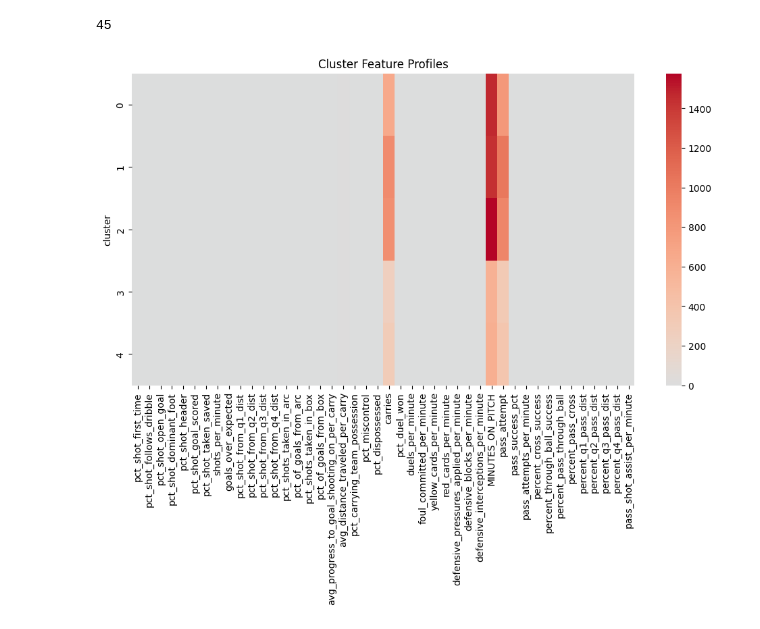
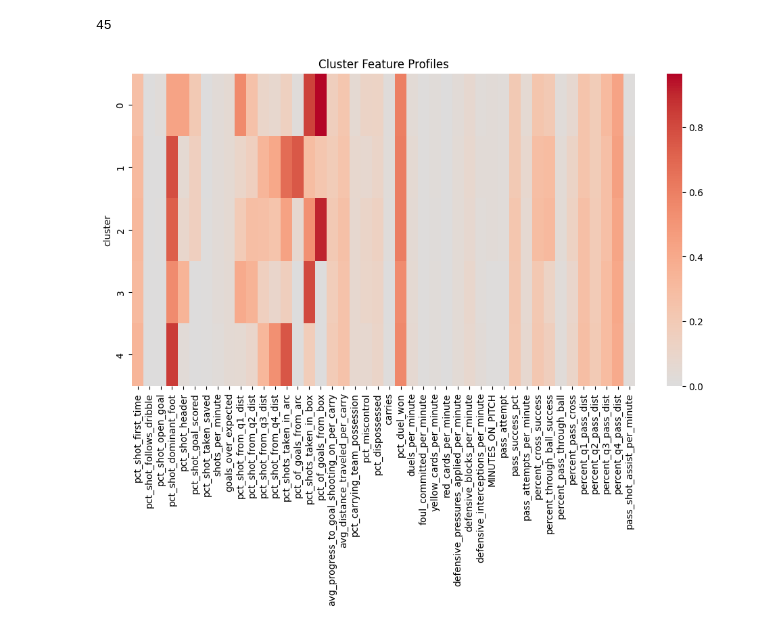
Before and after one commit to owesel3/soccer-analytics-capstone-template, a Jupyter notebook: analysis/kmeans/k_means_clustering.ipynb, the cells around one changed output. Cells and saved outputs as stored; diff of their text form; code cells hidden in the pictures.

```diff
--- a/analysis/kmeans/k_means_clustering.ipynb
+++ b/analysis/kmeans/k_means_clustering.ipynb
@@ -102,10 +102,12 @@ len(df.columns)
 45
 # %%
 #used genAI
-cluster_means = df.groupby('cluster').mean()
+cluster_means = df_numeric_scaled.copy()
+cluster_means['cluster'] = df['cluster']
+cluster_means = cluster_means.groupby('cluster').mean()
 plt.figure(figsize=(12,6))
 sns.heatmap(cluster_means, cmap="coolwarm", center=0)
 plt.title("Cluster Feature Profiles")
 plt.show()
 # %% [output]
-[figure, old version]
+[figure, new version]
```
